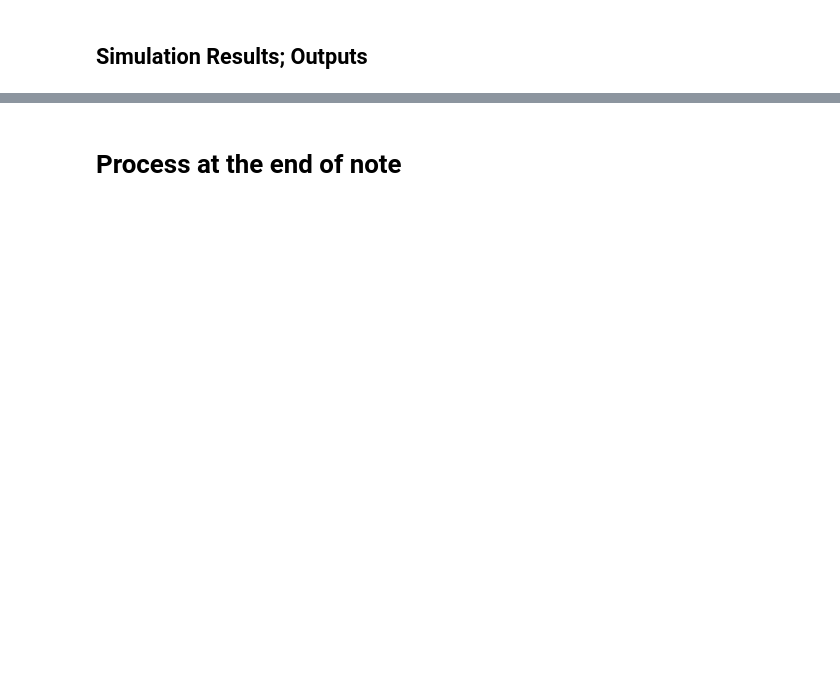
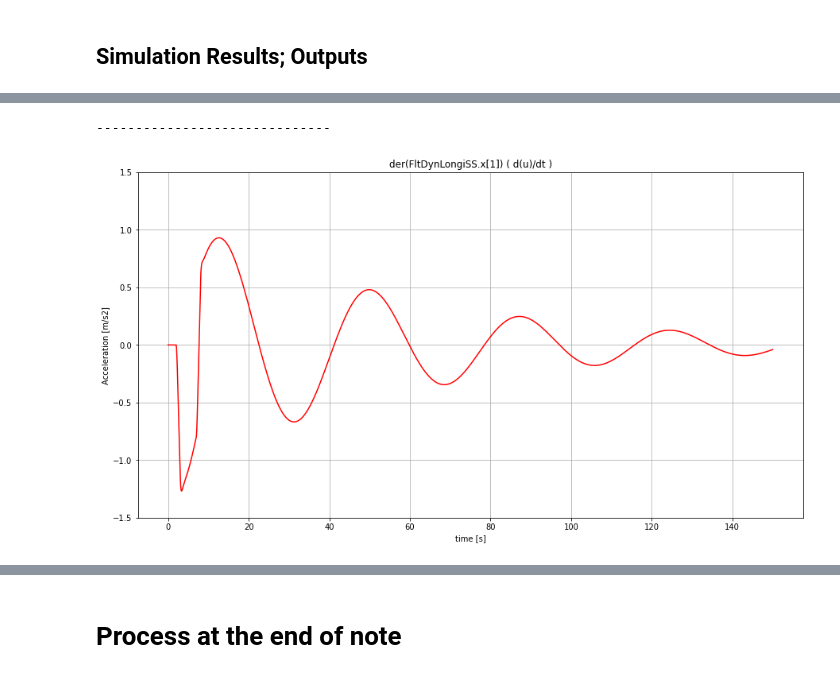
Before and after one commit to zeta-plusplus/ipynbs4OMPython, a Jupyter notebook: AircraftDynamics/RigidBodyFDM.Examples.sampleAircrafts.LongitudinalLTISS00_ex02_rev001.ipynb, the cells around one changed output, grey strips where cells are left out. Saved outputs shown, nothing was run; the diff lists cells and outputs as text; code cells hidden in the pictures; blank space fills up the shorter version.

```diff
--- a/AircraftDynamics/RigidBodyFDM.Examples.sampleAircrafts.LongitudinalLTISS00_ex02_rev001.ipynb
+++ b/AircraftDynamics/RigidBodyFDM.Examples.sampleAircrafts.LongitudinalLTISS00_ex02_rev001.ipynb
@@ -682,2 +720,21 @@ print('------------------------------')
+# %%
+i_df=1
+varName="der(FltDynLongiSS.x[1])"
+ylabel='Acceleration [m/s2]'
+
+time= df[i_df].loc[:,'time']
+var= df[i_df].loc[:,varName]
+fig.append(plt.figure(figsize=(15,8)))
+plt.xlabel('time [s]')
+plt.ylabel(ylabel)
+plt.title(varName+' ( d(u)/dt )')
+plt.plot(time, var, color='red')
+plt.ylim(-1.5, 1.5)
+
+plt.grid()
+print('------------------------------')
+# %% [output]
+------------------------------
+[figure, added]
 # %%
 i_df=1
```
Also changed, not shown: parts of 31 cells of this notebook, 1 other file.
